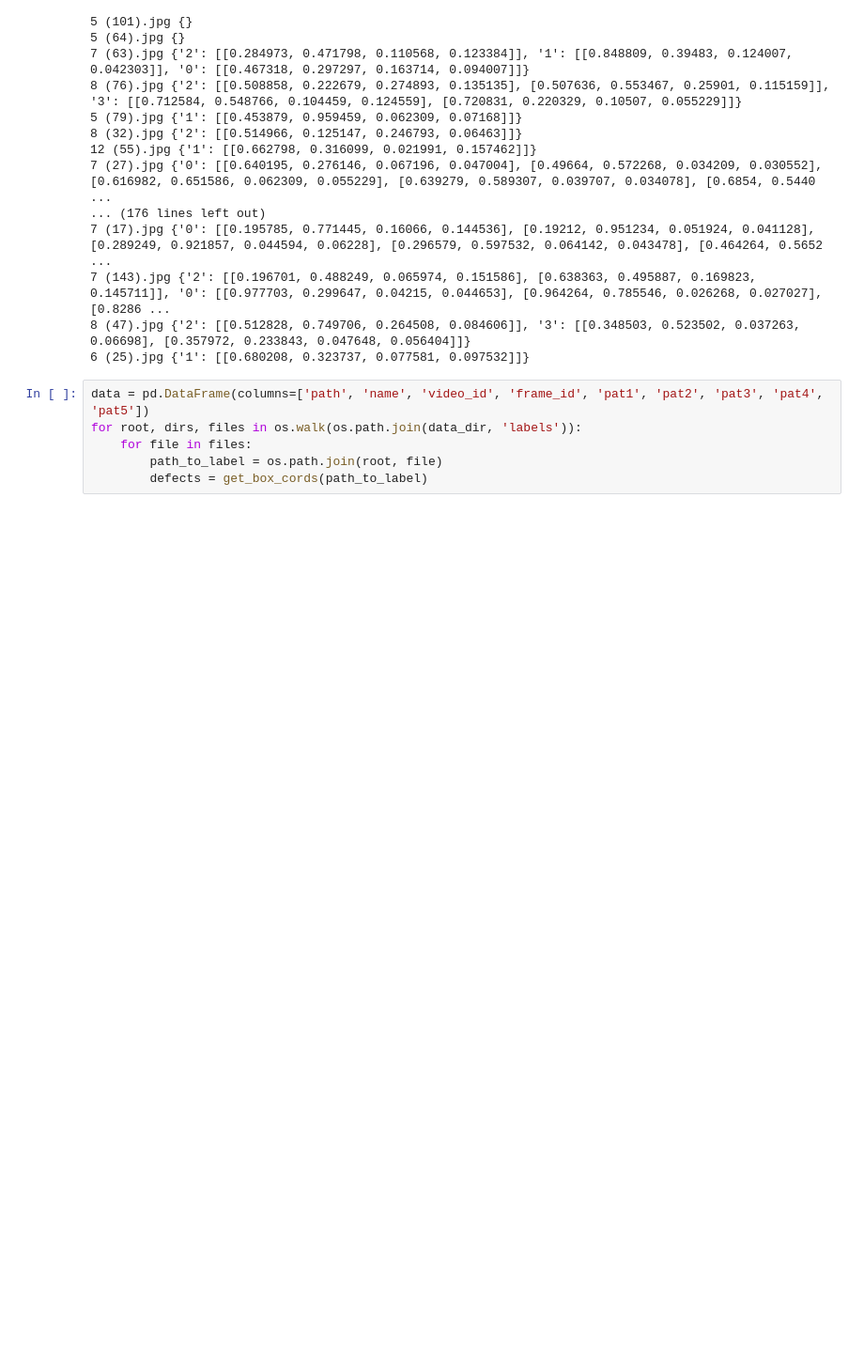
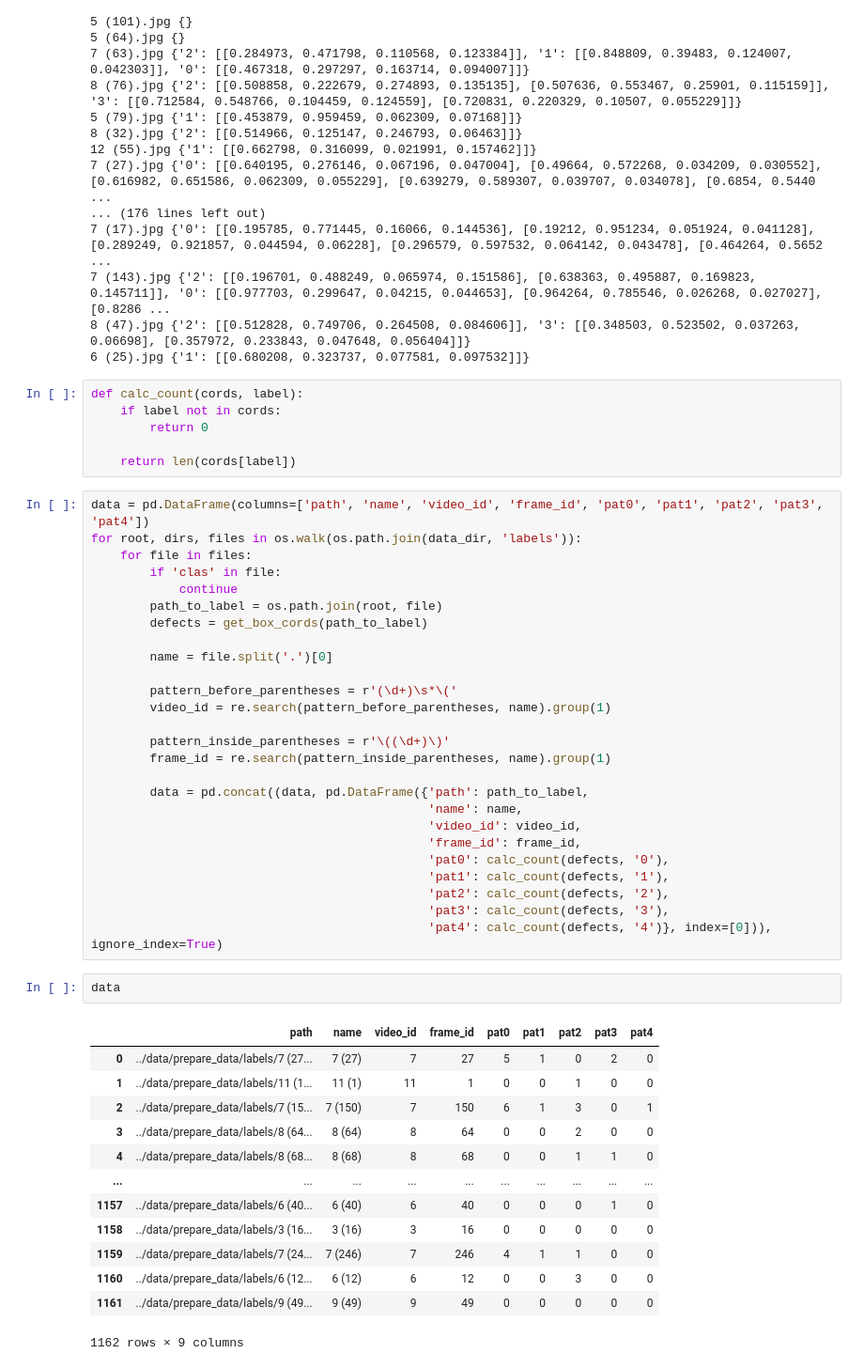
Before and after one commit to werserk/AtomicHack-1st-place, a Jupyter notebook: notebooks/visualization.ipynb, the cells around one changed output. Shown: that part at 94% size. Saved outputs shown, nothing was run; the diff lists cells and outputs as text; blank space fills up the shorter version.

```diff
--- a/notebooks/visualization.ipynb
+++ b/notebooks/visualization.ipynb
@@ -123,9 +124,51 @@ for root, dirs, files in os.walk(os.path.join(data_dir, 'images')):
 7 (143).jpg {'2': [[0.196701, 0.488249, 0.065974, 0.151586], [0.638363, 0.495887, 0.169823, 0.145711]], '0': [[0.977703, 0.299647, 0.04215, 0.044653], [0.964264, 0.785546, 0.026268, 0.027027], [0.8286 ...
 8 (47).jpg {'2': [[0.512828, 0.749706, 0.264508, 0.084606]], '3': [[0.348503, 0.523502, 0.037263, 0.06698], [0.357972, 0.233843, 0.047648, 0.056404]]}
 6 (25).jpg {'1': [[0.680208, 0.323737, 0.077581, 0.097532]]}
+# %%
+def calc_count(cords, label):
+    if label not in cords:
+        return 0
+
+    return len(cords[label])
 # %%
-data = pd.DataFrame(columns=['path', 'name', 'video_id', 'frame_id', 'pat1', 'pat2', 'pat3', 'pat4', 'pat5'])
+data = pd.DataFrame(columns=['path', 'name', 'video_id', 'frame_id', 'pat0', 'pat1', 'pat2', 'pat3', 'pat4'])
 for root, dirs, files in os.walk(os.path.join(data_dir, 'labels')):
     for file in files:
+        if 'clas' in file:
+            continue
         path_to_label = os.path.join(root, file)
         defects = get_box_cords(path_to_label)
+
+        name = file.split('.')[0]
+
+        pattern_before_parentheses = r'(\d+)\s*\('
+        video_id = re.search(pattern_before_parentheses, name).group(1)
+
+        pattern_inside_parentheses = r'\((\d+)\)'
+        frame_id = re.search(pattern_inside_parentheses, name).group(1)
+
+        data = pd.concat((data, pd.DataFrame({'path': path_to_label,
+                                              'name': name,
+                                              'video_id': video_id,
+                                              'frame_id': frame_id,
+                                              'pat0': calc_count(defects, '0'),
+                                              'pat1': calc_count(defects, '1'),
+                                              'pat2': calc_count(defects, '2'),
+                                              'pat3': calc_count(defects, '3'),
+                                              'pat4': calc_count(defects, '4')}, index=[0])), ignore_index=True)
+# %%
+data
+# %% [output]
+|  | path | name | video_id | frame_id | pat0 | pat1 | pat2 | pat3 | pat4 |
+| 0 | ../data/prepare_data/labels/7 (27... | 7 (27) | 7 | 27 | 5 | 1 | 0 | 2 | 0 |
+| 1 | ../data/prepare_data/labels/11 (1... | 11 (1) | 11 | 1 | 0 | 0 | 1 | 0 | 0 |
+| 2 | ../data/prepare_data/labels/7 (15... | 7 (150) | 7 | 150 | 6 | 1 | 3 | 0 | 1 |
+| 3 | ../data/prepare_data/labels/8 (64... | 8 (64) | 8 | 64 | 0 | 0 | 2 | 0 | 0 |
+| 4 | ../data/prepare_data/labels/8 (68... | 8 (68) | 8 | 68 | 0 | 0 | 1 | 1 | 0 |
+| ... | ... | ... | ... | ... | ... | ... | ... | ... | ... |
+| 1157 | ../data/prepare_data/labels/6 (40... | 6 (40) | 6 | 40 | 0 | 0 | 0 | 1 | 0 |
+| 1158 | ../data/prepare_data/labels/3 (16... | 3 (16) | 3 | 16 | 0 | 0 | 0 | 0 | 0 |
+| 1159 | ../data/prepare_data/labels/7 (24... | 7 (246) | 7 | 246 | 4 | 1 | 1 | 0 | 0 |
+| 1160 | ../data/prepare_data/labels/6 (12... | 6 (12) | 6 | 12 | 0 | 0 | 3 | 0 | 0 |
+| 1161 | ../data/prepare_data/labels/9 (49... | 9 (49) | 9 | 49 | 0 | 0 | 0 | 0 | 0 |
+1162 rows × 9 columns
```
Also changed, not shown: parts of 6 cells of this notebook.
